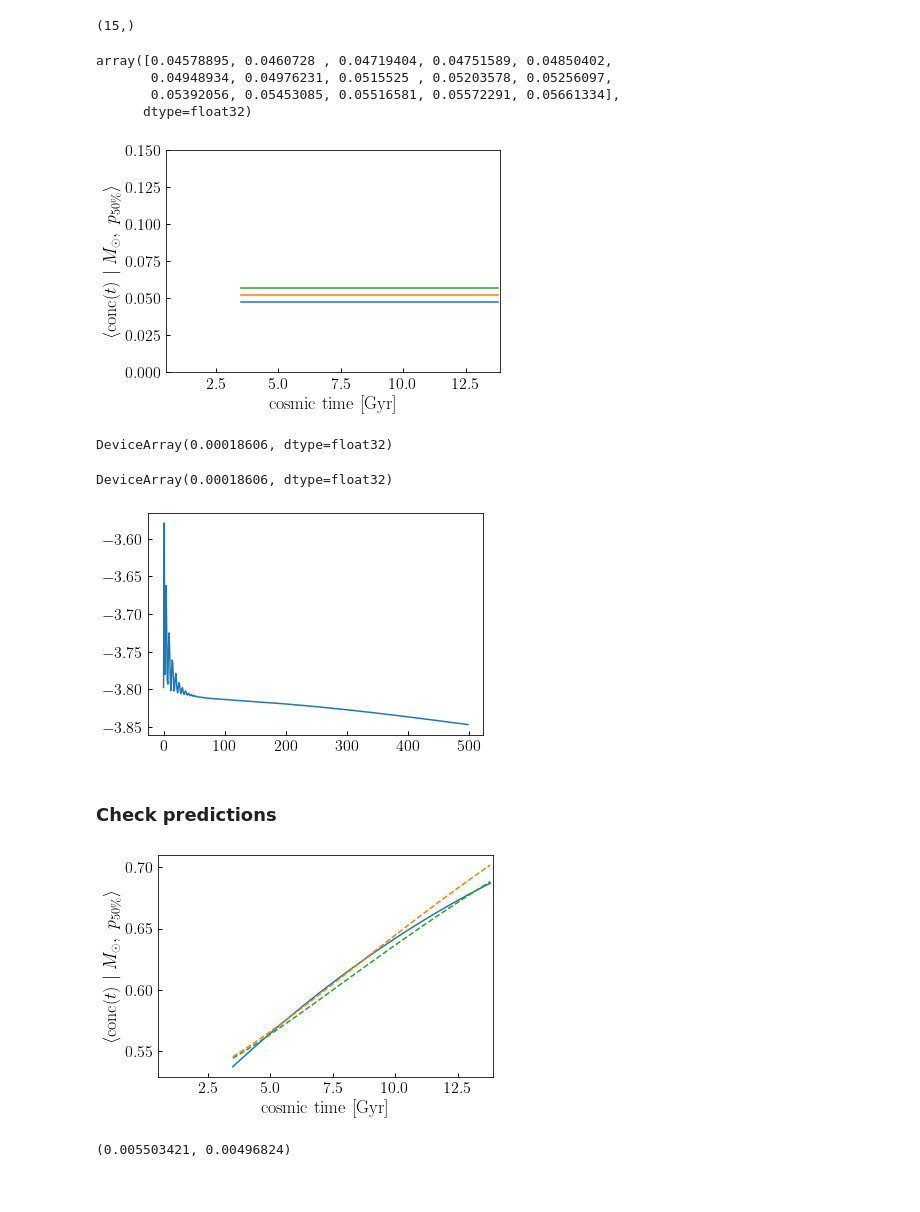
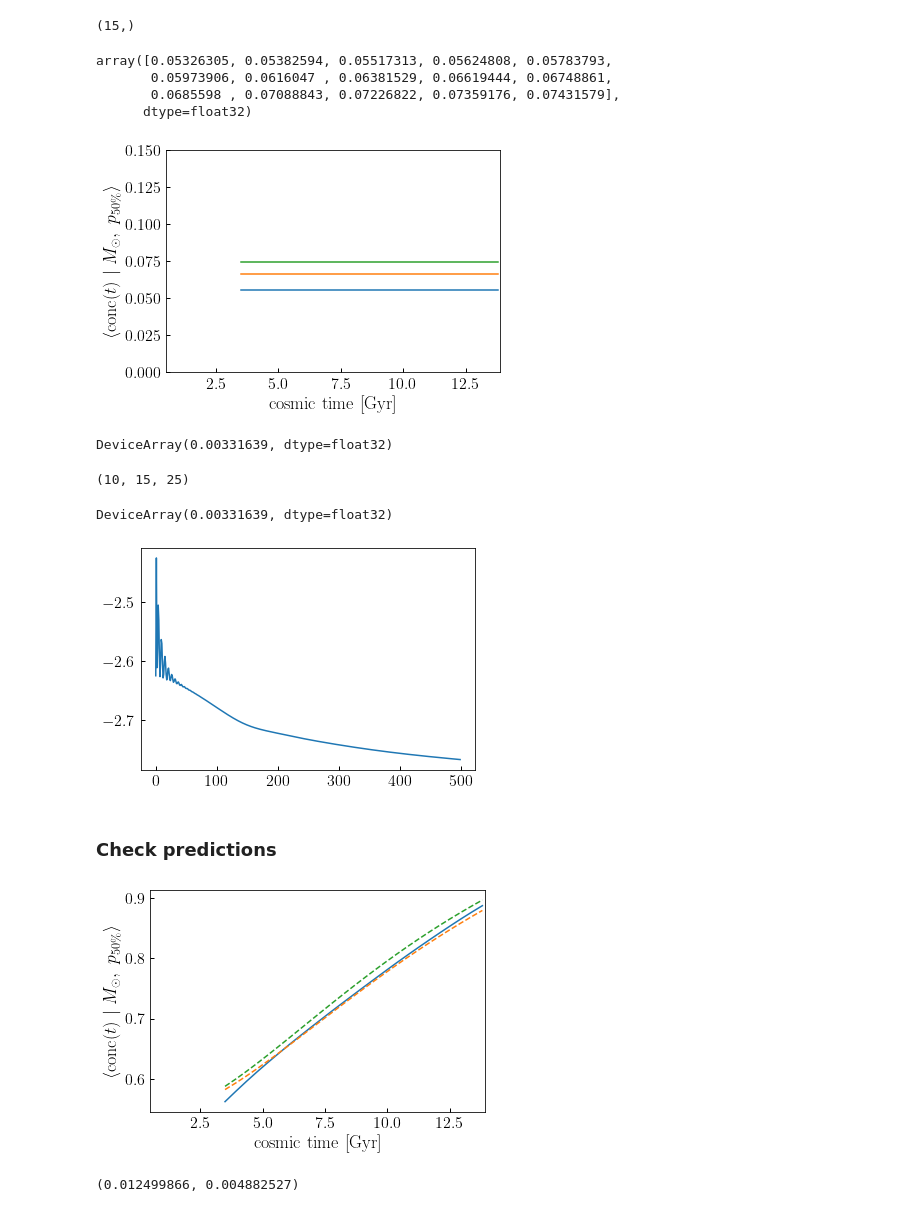
Before and after one commit to BaryonPasters/diffprof, a Jupyter notebook: notebooks/redev_dpp_singlemass_opt.ipynb, the cells around one changed output. Saved outputs shown, nothing was run; the diff lists cells and outputs as text; code cells hidden in the pictures.

Commit message:
Working on reproducing upshot dpp figure

```diff
--- a/notebooks/redev_dpp_singlemass_opt.ipynb
+++ b/notebooks/redev_dpp_singlemass_opt.ipynb
@@ -39,7 +39,7 @@ indx_mdpl2 = retrieve_lh_sample_indices(tree_mdpl2, 13.4, 14.6, 1, 100_000)
 # %%
 from diffprof.get_target_simdata import target_data_generator
 
-N_MH_TARGETS, N_P_TARGETS = 1, 15
+N_MH_TARGETS, N_P_TARGETS = 10, 15
 
 args = (bpl['logmp'][indx_bpl],
     mdpl2['logmp'][indx_mdpl2],
@@ -50,7 +50,7 @@ args = (bpl['logmp'][indx_bpl],
     N_MH_TARGETS,
     N_P_TARGETS,
        )
-gen = target_data_generator(*args, lgmh_min=14.0, lgmh_max=14.25, p50_min=0.15, p50_max=0.85)
+gen = target_data_generator(*args, lgmh_min=12.25, lgmh_max=14.5, p50_min=0.1, p50_max=0.9)
 # %%
 target_data = next(gen)
 lgmhalo_targets, p50_targets = target_data[0:2]
@@ -84,9 +84,9 @@ target_std_log_conc_p50.shape
 # %%
 target_std_log_conc_p50
 # %% [output]
-array([0.04578895, 0.0460728 , 0.04719404, 0.04751589, 0.04850402,
-       0.04948934, 0.04976231, 0.0515525 , 0.05203578, 0.05256097,
-       0.05392056, 0.05453085, 0.05516581, 0.05572291, 0.05661334],
+array([0.05326305, 0.05382594, 0.05517313, 0.05624808, 0.05783793,
+       0.05973906, 0.0616047 , 0.06381529, 0.06619444, 0.06748861,
+       0.0685598 , 0.07088843, 0.07226822, 0.07359176, 0.07431579],
       dtype=float32)
 # %%
 ztt = np.zeros(N_T)
@@ -108,7 +108,7 @@ __=ax.plot(TARR_FIT, target_std_log_conc_p50_lgm0[im, 2, :])
 __=ax.plot(TARR_FIT, target_std_log_conc_p50_lgm0[im, 8, :])
 __=ax.plot(TARR_FIT, target_std_log_conc_p50_lgm0[im, -1, :])
 # %% [output]
-[figure, old version]
+[figure, new version]
 # %%
 from dev_new_loss import _mse_loss_multimass, _get_grid_data
 from diffprof.dpp_opt import get_u_param_grids
@@ -126,7 +126,11 @@ _mse_loss_multimass(
     dpp_params, grid_data, lgmhalo_targets,
     target_avg_log_conc_p50_lgm0, target_avg_log_conc_lgm0, target_std_log_conc_p50_lgm0)
 # %% [output]
-DeviceArray(0.00018606, dtype=float32)
+DeviceArray(0.00331639, dtype=float32)
+# %%
+target_avg_log_conc_p50_lgm0.shape
+# %% [output]
+(10, 15, 25)
 # %%
 from diffprof.fitting_helpers.utils import jax_adam_wrapper
 from dev_new_loss import _global_loss_func
@@ -135,7 +139,7 @@ global_loss_data = (grid_data, lgmhalo_targets, target_avg_log_conc_p50_lgm0,
                     target_avg_log_conc_lgm0, target_std_log_conc_p50_lgm0)
 _global_loss_func(dpp_params, global_loss_data)
 # %% [output]
-DeviceArray(0.00018606, dtype=float32)
+DeviceArray(0.00331639, dtype=float32)
 # %%
 n_steps = 500
 _res = jax_adam_wrapper(_global_loss_func, dpp_params, global_loss_data, n_steps, n_warmup=2)
@@ -144,46 +148,46 @@ p_best, loss, loss_history = _res[:3]
 fig, ax = plt.subplots(1, 1)
 __=ax.plot(np.log10(loss_history))
 # %% [output]
-[figure, old version]
+[figure, new version]
 # %% [markdown]
 ### Check predictions
 # %%
 from diffprof.dpp_predictions import _get_preds_singlemass
 
 im = 0
 preds_singlemass = _get_preds_singlemass(
     dpp_params, lgmhalo_targets[im], TARR_FIT, p50_targets, u_be_grid, u_lgtc_bl_grid)
 pred_avg_log_conc_p50, pred_avg_log_conc_lgm0, pred_std_log_conc_lgm0, pred_std_log_conc_p50 = preds_singlemass
 
 preds_singlemass = _get_preds_singlemass(
     p_best, lgmhalo_targets[im], TARR_FIT, p50_targets, u_be_grid, u_lgtc_bl_grid)
 pb_pred_avg_log_conc_p50, pb_pred_avg_log_conc_lgm0 = preds_singlemass[:2]
 pb_pred_std_log_conc_lgm0, pb_pred_std_log_conc_p50 = preds_singlemass[2:]
 
 
 fig, ax = plt.subplots(1, 1)
 xlim = ax.set_xlim(0.5, 13.9)
 xlabel = ax.set_xlabel(r'${\rm cosmic\ time\ [Gyr]}$')
 ylabel = ax.set_ylabel(r'$\langle{\rm conc}(t)\ \vert\ M_{\odot},\ p_{50\%}\rangle$')
 
-ip = -2
-__=ax.plot(TARR_FIT, target_avg_log_conc_p50[ip, :])
+ip = -5
+__=ax.plot(TARR_FIT, target_avg_log_conc_p50_lgm0[im, ip, :])
 __=ax.plot(TARR_FIT, pred_avg_log_conc_p50[ip, :], '--')
 __=ax.plot(TARR_FIT, pb_pred_avg_log_conc_p50[ip, :], '--')
 
 # im = 0
 # __=ax.plot(TARR_FIT, target_avg_log_conc_lgm0[im, :])
 # __=ax.plot(TARR_FIT, pred_avg_log_conc_lgm0, '--')
 # __=ax.plot(TARR_FIT, pb_pred_avg_log_conc_lgm0, '--')
 # %% [output]
-[figure, old version]
+[figure, new version]
 # %%
 diff = target_avg_log_conc_lgm0[im, :]-pred_avg_log_conc_lgm0
 pb_diff = target_avg_log_conc_lgm0[im, :]-pb_pred_avg_log_conc_lgm0
 
 np.sqrt(np.mean(diff**2)), np.sqrt(np.mean(pb_diff**2))
 # %% [output]
-(0.005503421, 0.00496824)
+(0.012499866, 0.004882527)
 # %%
 fig, ax = plt.subplots(1, 1)
 xlim = ax.set_xlim(0.5, 13.9)
```
Also changed, not shown: parts of 3 cells of this notebook, 1 other file.
